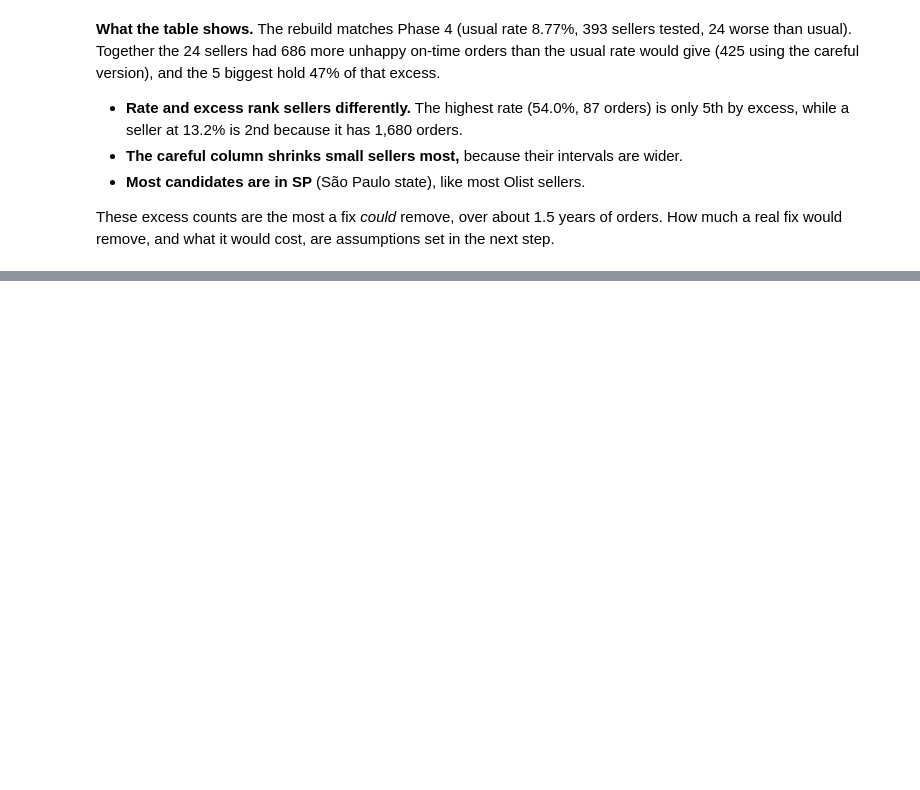
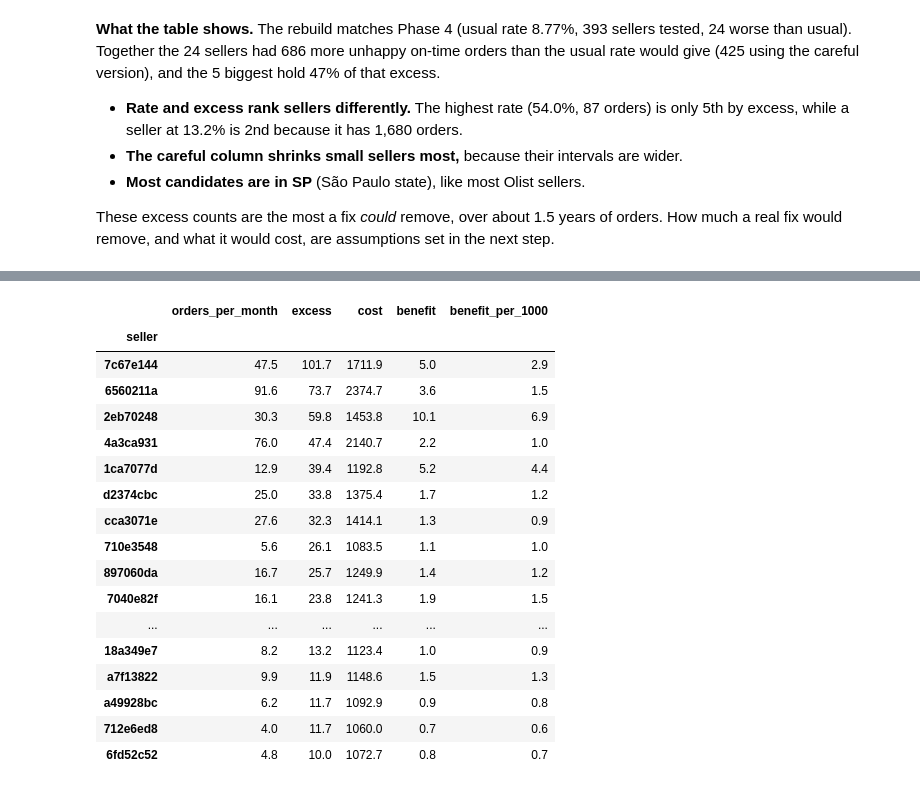
Before and after one commit to RishitheB0T/olist-customer-experience-analytics, a Jupyter notebook: notebooks/03_seller_prioritisation.ipynb, the cells around one changed output, grey strips where cells are left out. Saved outputs shown, nothing was run; the diff lists cells and outputs as text; code cells hidden in the pictures; blank space fills up the shorter version.

```diff
--- a/notebooks/03_seller_prioritisation.ipynb
+++ b/notebooks/03_seller_prioritisation.ipynb
@@ -159,0 +170,43 @@ real fix would remove, and what it would cost, are assumptions set in the next s
+# %%
+# ---- All assumptions in one place. Change them and rerun. ----
+PILOT_MONTHS   = 3         # how long the pilot lasts
+FIXED_COST     = 1_000     # cost units per seller: coaching + listing review
+COST_PER_ORDER = 5         # cost units per pilot order: extra packing / quality check
+REMOVAL_SHARE  = 0.30      # share of a seller's excess unhappy orders the fix might remove
+BENEFIT_BASIS  = "excess"  # "excess" (as measured) or "excess_careful" (interval's low end)
+BUDGET         = 8_000     # cost units for the whole pilot
+MAX_SELLERS    = 6         # how many sellers the team can coach at the same time
+# %%
+def add_cost_benefit(df, fixed=FIXED_COST, per_order=COST_PER_ORDER, share=REMOVAL_SHARE,
+                     basis=BENEFIT_BASIS, months=PILOT_MONTHS) -> pd.DataFrame:
+    """Add each seller's pilot cost and expected unhappy orders avoided during the pilot."""
+    out = df.copy()
+    pilot_orders = out["orders_per_month"] * months                  # expected orders in the pilot
+    out["cost"] = fixed + per_order * pilot_orders
+    excess_per_month = out[basis].clip(lower=0) / out["months_active"]
+    out["benefit"] = share * excess_per_month * months               # unhappy orders avoided (expected)
+    out["benefit_per_1000"] = 1000 * out["benefit"] / out["cost"]    # value for money
+    return out
+
+assert cand["seller"].is_unique                                       # short ids can be used as names
+cb = add_cost_benefit(cand.set_index("seller"))
+cb[["orders_per_month", "excess", "cost", "benefit", "benefit_per_1000"]].round(1)
+# %% [output]
+|  | orders_per_month | excess | cost | benefit | benefit_per_1000 |
+| seller |  |  |  |  |  |
+| 7c67e144 | 47.5 | 101.7 | 1711.9 | 5.0 | 2.9 |
+| 6560211a | 91.6 | 73.7 | 2374.7 | 3.6 | 1.5 |
+| 2eb70248 | 30.3 | 59.8 | 1453.8 | 10.1 | 6.9 |
+| 4a3ca931 | 76.0 | 47.4 | 2140.7 | 2.2 | 1.0 |
+| 1ca7077d | 12.9 | 39.4 | 1192.8 | 5.2 | 4.4 |
+| d2374cbc | 25.0 | 33.8 | 1375.4 | 1.7 | 1.2 |
+| cca3071e | 27.6 | 32.3 | 1414.1 | 1.3 | 0.9 |
+| 710e3548 | 5.6 | 26.1 | 1083.5 | 1.1 | 1.0 |
+| 897060da | 16.7 | 25.7 | 1249.9 | 1.4 | 1.2 |
+| 7040e82f | 16.1 | 23.8 | 1241.3 | 1.9 | 1.5 |
+| ... | ... | ... | ... | ... | ... |
+| 18a349e7 | 8.2 | 13.2 | 1123.4 | 1.0 | 0.9 |
+| a7f13822 | 9.9 | 11.9 | 1148.6 | 1.5 | 1.3 |
+| a49928bc | 6.2 | 11.7 | 1092.9 | 0.9 | 0.8 |
+| 712e6ed8 | 4.0 | 11.7 | 1060.0 | 0.7 | 0.6 |
+| 6fd52c52 | 4.8 | 10.0 | 1072.7 | 0.8 | 0.7 |
```
Also changed, not shown: parts of 16 cells of this notebook, 1 other file.
